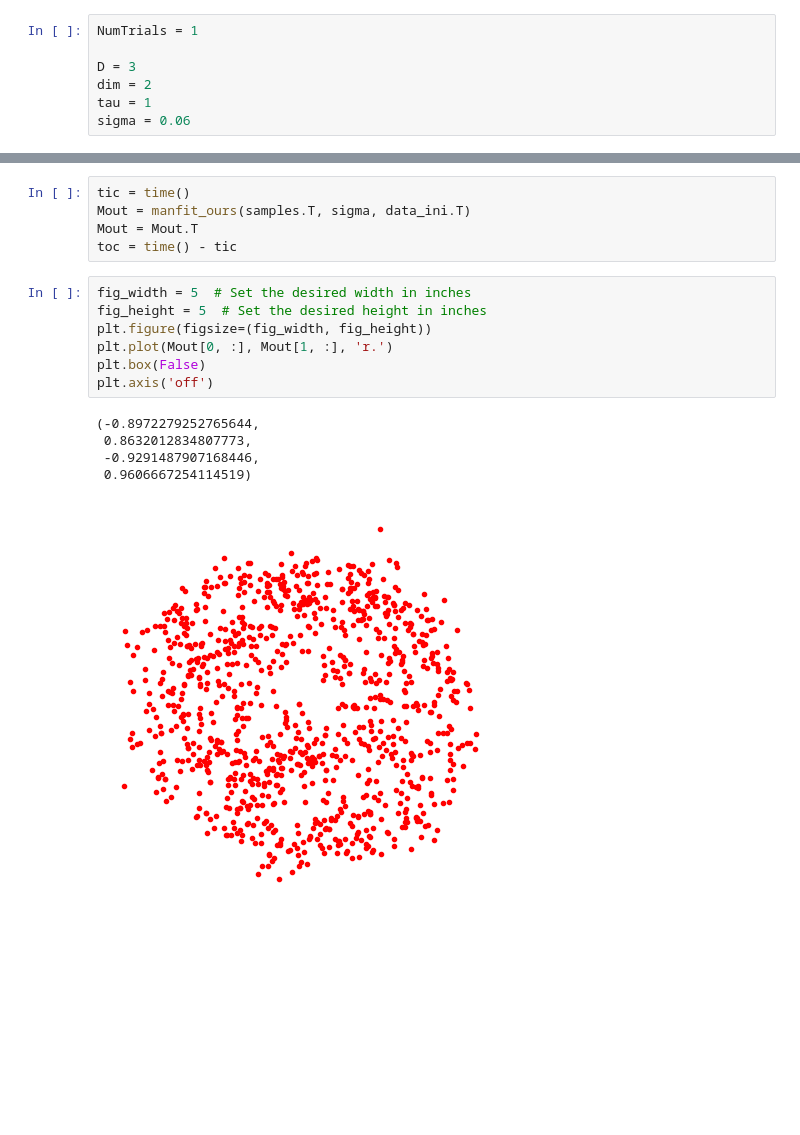
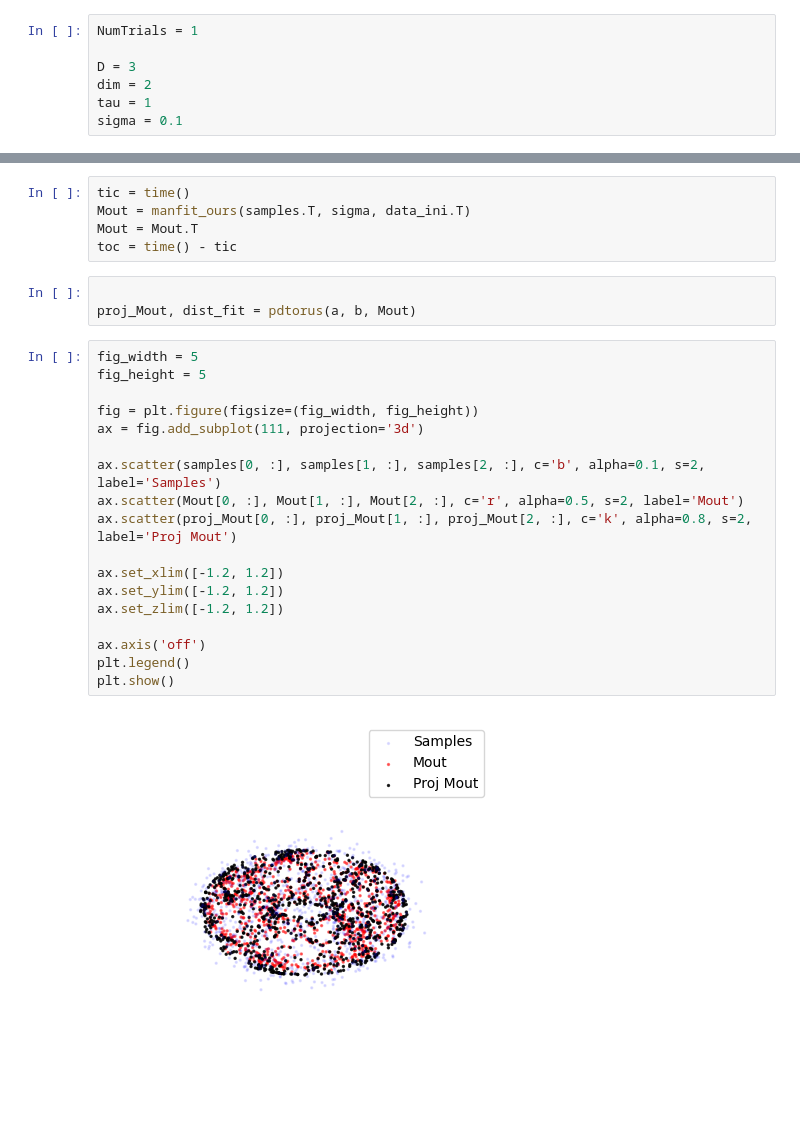
Before and after one commit to zhigang-yao/manifold-fitting, a Jupyter notebook: Manifold Fitting/Python/Demo_torus.ipynb, the cells around one changed output, grey strips where cells are left out. Saved outputs shown, nothing was run; the diff lists cells and outputs as text; blank space fills up the shorter version.

```diff
--- a/Manifold Fitting/Python/Demo_torus.ipynb
+++ b/Manifold Fitting/Python/Demo_torus.ipynb
@@ -15,4 +11,4 @@ NumTrials = 1
 D = 3
 dim = 2
 tau = 1
-sigma = 0.06
+sigma = 0.1
@@ -133,16 +85,26 @@ tic = time()
 Mout = manfit_ours(samples.T, sigma, data_ini.T)
 Mout = Mout.T
 toc = time() - tic
+# %%
+
+proj_Mout, dist_fit = pdtorus(a, b, Mout)
 # %%
-fig_width = 5  # Set the desired width in inches
-fig_height = 5  # Set the desired height in inches
-plt.figure(figsize=(fig_width, fig_height))
-plt.plot(Mout[0, :], Mout[1, :], 'r.')
-plt.box(False)
-plt.axis('off')
+fig_width = 5
+fig_height = 5
+
+fig = plt.figure(figsize=(fig_width, fig_height))
+ax = fig.add_subplot(111, projection='3d')
+
+ax.scatter(samples[0, :], samples[1, :], samples[2, :], c='b', alpha=0.1, s=2, label='Samples')
+ax.scatter(Mout[0, :], Mout[1, :], Mout[2, :], c='r', alpha=0.5, s=2, label='Mout')
+ax.scatter(proj_Mout[0, :], proj_Mout[1, :], proj_Mout[2, :], c='k', alpha=0.8, s=2, label='Proj Mout')
+
+ax.set_xlim([-1.2, 1.2])
+ax.set_ylim([-1.2, 1.2])
+ax.set_zlim([-1.2, 1.2])
+
+ax.axis('off')
+plt.legend()
+plt.show()
 # %% [output]
-(-0.8972279252765644,
- 0.8632012834807773,
- -0.9291487907168446,
- 0.9606667254114519)
-[figure, old version]
+[figure, new version]
```
Also changed, not shown: parts of 2 cells of this notebook, 2 other files.
